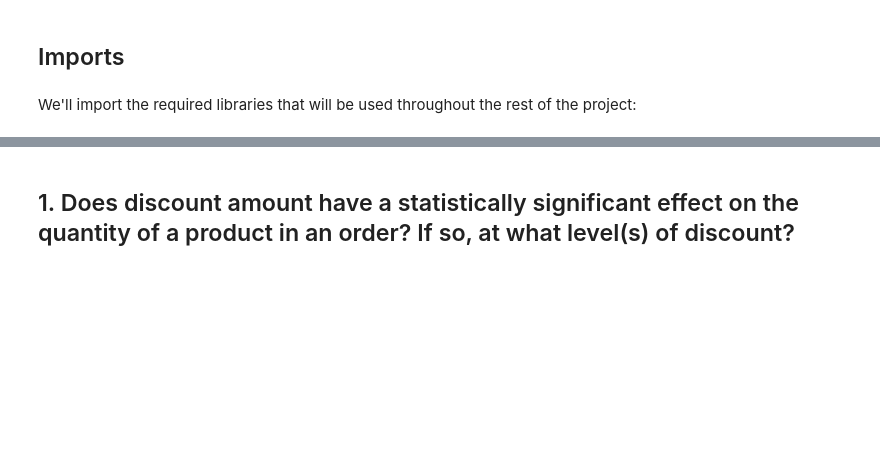
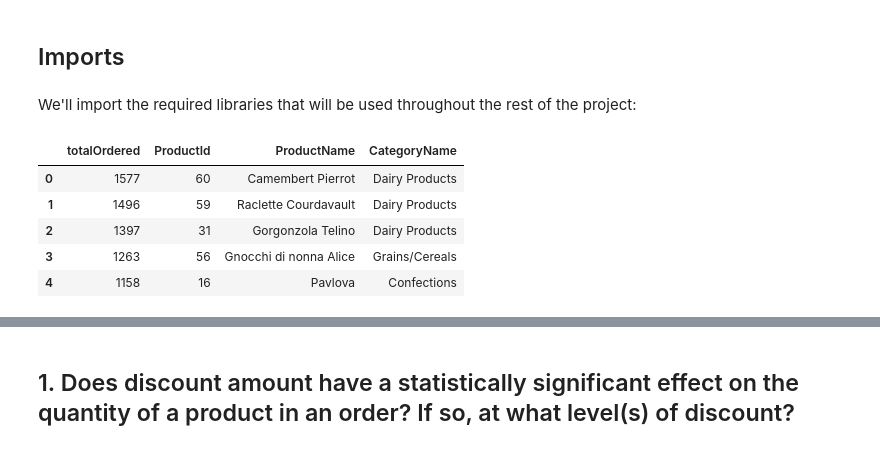
Before and after one commit to bartomolina/dsmod3project, a Jupyter notebook: student.ipynb, the cells around one changed output, grey strips where cells are left out. Drawn from its saved outputs; the diff is of its cells as text; code cells hidden in the pictures; blank space fills up the shorter version.

```diff
--- a/student.ipynb
+++ b/student.ipynb
@@ -36,0 +40,17 @@ from statsmodels.formula.api import ols
+# %%
+pd.read_sql_query("""SELECT Sum(OrderDetail.Quantity) AS totalOrdered
+                        , ProductId
+                        , Product.ProductName
+                        , Category.Categoryname
+                        FROM OrderDetail
+                        JOIN Product, Category
+                        WHERE OrderDetail.ProductId = Product.Id AND Product.CategoryId = Category.Id
+                        GROUP BY ProductId
+                        ORDER BY totalOrdered DESC""", conn).head(20)
+# %% [output]
+|  | totalOrdered | ProductId | ProductName | CategoryName |
+| 0 | 1577 | 60 | Camembert Pierrot | Dairy Products |
+| 1 | 1496 | 59 | Raclette Courdavault | Dairy Products |
+| 2 | 1397 | 31 | Gorgonzola Telino | Dairy Products |
+| 3 | 1263 | 56 | Gnocchi di nonna Alice | Grains/Cereals |
+| 4 | 1158 | 16 | Pavlova | Confections |
```
Also changed, not shown: parts of 12 cells of this notebook.
